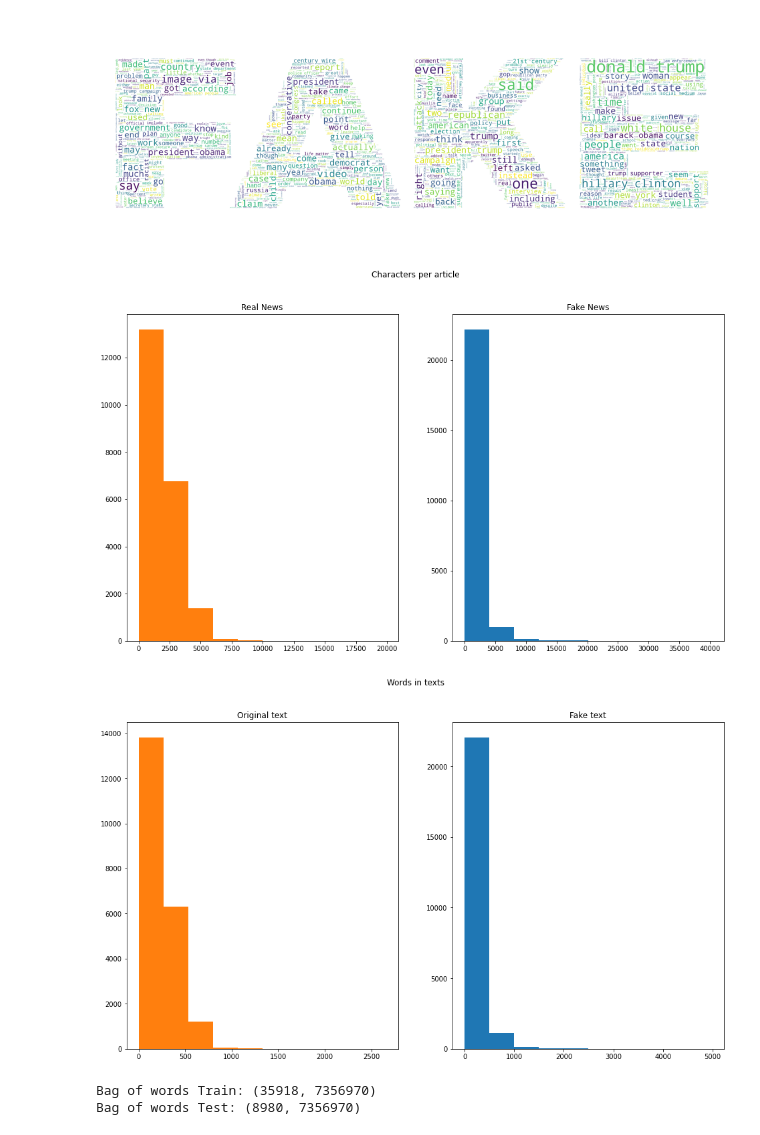
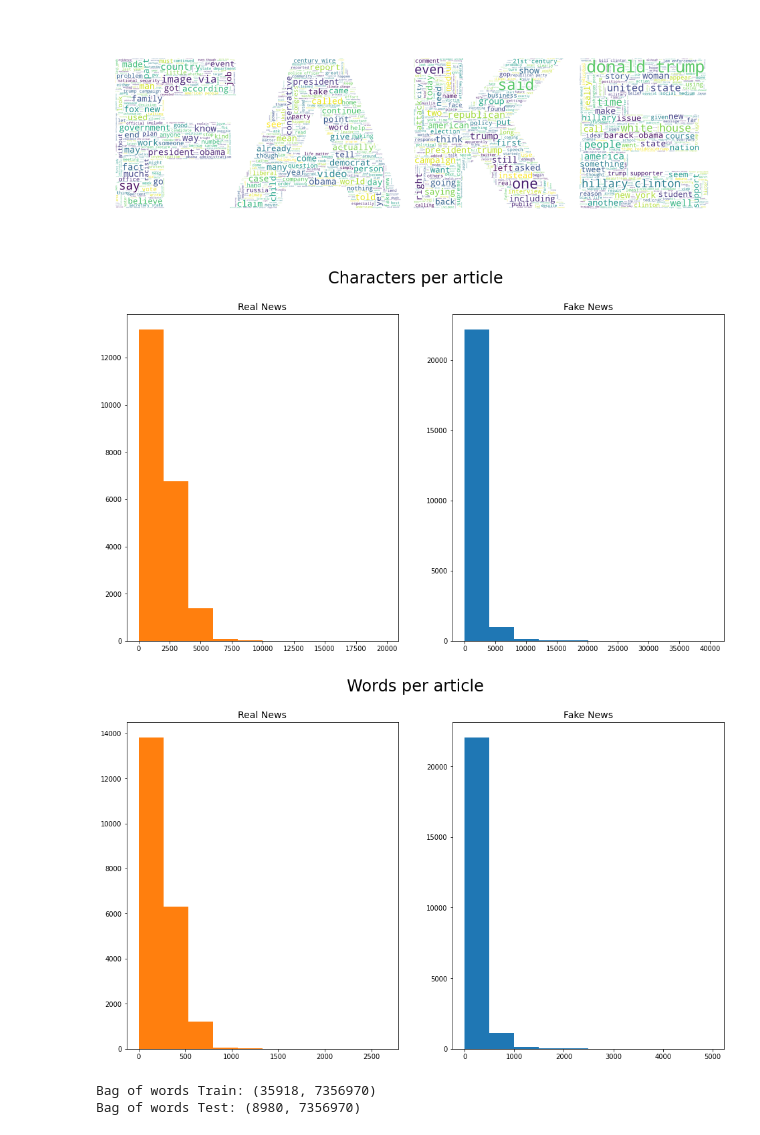
Before and after one commit to chasethompson/fake-news-nlp, a Jupyter notebook: Untitled.ipynb, the cells around one changed output. Drawn from its saved outputs; the diff is of its cells as text; code cells hidden in the pictures.

```diff
--- a/Untitled.ipynb
+++ b/Untitled.ipynb
@@ -212,7 +236,7 @@ def strip_html(text):
     soup = BeautifulSoup(text, "html.parser")
     return soup.get_text()
 
-#Removing the square brackets
+# Removing the square brackets
 def remove_between_square_brackets(text):
     return re.sub('\[[^]]*\]', '', text)
 
@@ -220,7 +244,7 @@ def remove_between_square_brackets(text):
 def remove_between_square_brackets(text):
     return re.sub(r'http\S+', '', text)
 
-#Removing the stopwords from text
+# Removing the stopwords from text
 def remove_stopwords(text):
     final_text = []
     for i in text.split():
@@ -228,14 +252,14 @@ def remove_stopwords(text):
             final_text.append(i.strip())
     return " ".join(final_text)
 
-#Removing the noisy text
-def denoise_text(text):
+# Final function to clean the text
+def clean_text(text):
     text = strip_html(text)
     text = remove_between_square_brackets(text)
     text = remove_stopwords(text)
     return text
 #Apply function on review column
-df['text']=df['text'].apply(denoise_text)
+df['text']=df['text'].apply(clean_text)
 # %%
 df.head()
 # %% [output]
@@ -383,16 +398,16 @@ plt.axis("off")
 # %%
 fig,(ax1,ax2)=plt.subplots(1,2,figsize=(16,9))
 text_len=df[df['category']==1]['text'].str.len()
 ax1.hist(text_len,color='tab:orange')
-ax1.set_title('Real News')
+ax1.set_title('Real News', fontsize=14)
 text_len=df[df['category']==0]['text'].str.len()
 ax2.hist(text_len,color='tab:blue')
-ax2.set_title('Fake News')
-fig.suptitle('Characters per article')
+ax2.set_title('Fake News', fontsize=14)
+fig.suptitle('Characters per article', fontsize=24)
 
 plt.show()
 # %% [output]
-[figure, old version]
+[figure, new version]
 # %%
 # There seem to be differences in the characters per article between the two categories. It looks like
 # 2500 or less characters in text is the most common in real news category, while around 5000 or less
@@ -401,14 +416,20 @@ plt.show()
 fig,(ax1,ax2)=plt.subplots(1,2,figsize=(16,9))
 text_len=df[df['category']==1]['text'].str.split().map(lambda x: len(x))
 ax1.hist(text_len,color='tab:orange')
-ax1.set_title('Original text')
+ax1.set_title('Real News', fontsize=14)
 text_len=df[df['category']==0]['text'].str.split().map(lambda x: len(x))
 ax2.hist(text_len,color='tab:blue')
-ax2.set_title('Fake text')
-fig.suptitle('Words in texts')
+ax2.set_title('Fake News', fontsize=14)
+fig.suptitle('Words per article', fontsize=24)
+
+# plt.title('Article Subjects By Type')
+# plt.ylabel('Total', fontsize=16)
+# plt.xlabel('')
+# plt.xlim(fontsize=12)
+# plt.legend(['Fake', 'Real'])
 plt.show()
 # %% [output]
-[figure, old version]
+[figure, new version]
 # %%
 # Now that we've done a bit of data exploration, let's get into modeling
 # %%
```
Also changed, not shown: parts of 11 cells of this notebook.
